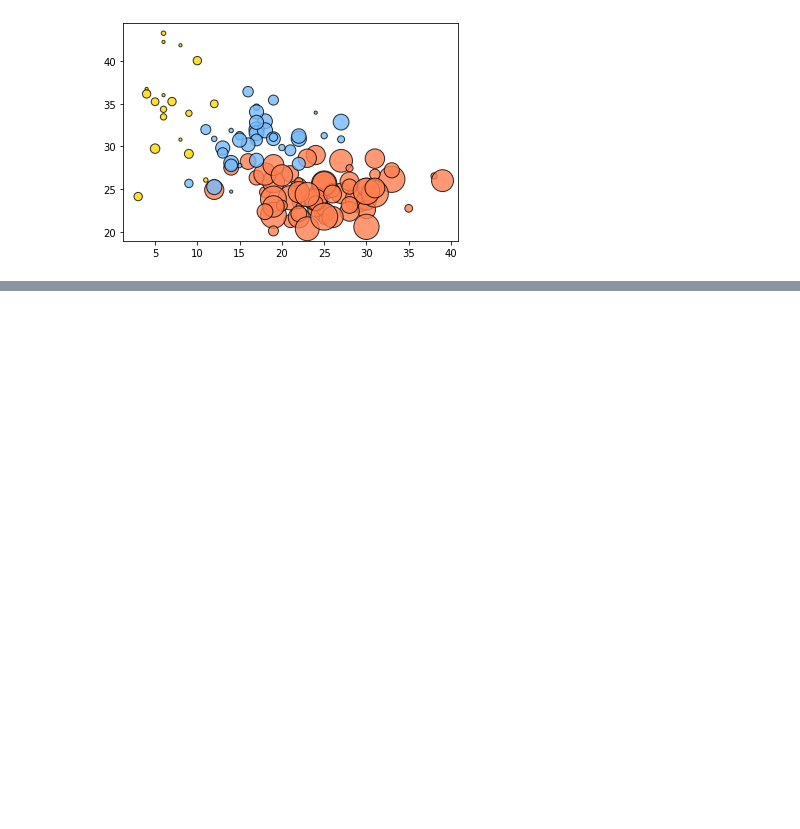
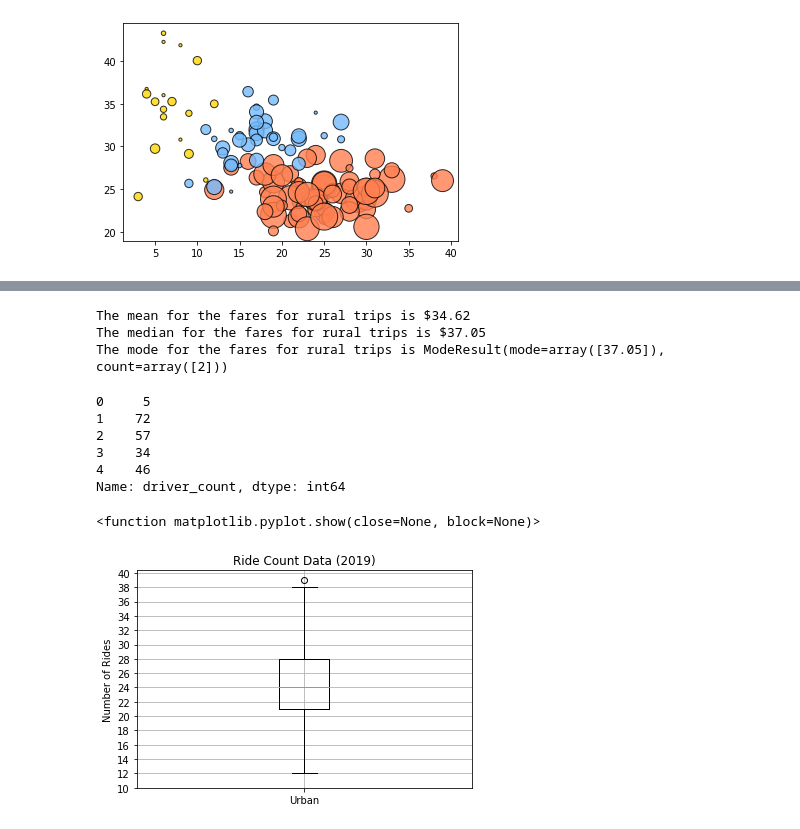
Before and after one commit to michalmichael67/PyBer_Analysis, a Jupyter notebook: PyBer.ipynb, the cells around one changed output, grey strips where cells are left out. Drawn from its saved outputs; the diff is of its cells as text; code cells hidden in the pictures; blank space fills up the shorter version.

```diff
--- a/PyBer.ipynb
+++ b/PyBer.ipynb
@@ -237,0 +371,23 @@ plt.savefig("analysis/Fig1.png")
+# %%
+mean_rural_fares = np.mean(rural_fares)
+print(f"The mean for the fares for rural trips is ${mean_rural_fares:.2f}")
+
+median_rural_fares = np.median(rural_fares)
+print(f"The median for the fares for rural trips is ${median_rural_fares:.2f}")
+
+mode_rural_fares = sts.mode(rural_fares)
+print(f"The mode for the fares for rural trips is {mode_rural_fares}")
+# %% [output]
+The mean for the fares for rural trips is $34.62
+The median for the fares for rural trips is $37.05
+The mode for the fares for rural trips is ModeResult(mode=array([37.05]), count=array([2]))
+# %%
+urban_drivers = urban_cities_df['driver_count']
+urban_drivers.head()
+# %% [output]
+0     5
+1    72
+2    57
+3    34
+4    46
+Name: driver_count, dtype: int64
@@ -237,0 +409,12 @@ plt.savefig("analysis/Fig1.png")
+# %%
+x_labels = ["Urban"]
+fig, ax = plt.subplots()
+ax.boxplot(urban_ride_count, labels = x_labels)
+ax.set_title('Ride Count Data (2019)')
+ax.set_ylabel('Number of Rides')
+ax.set_yticks(np.arange(10, 41, step = 2.0))
+ax.grid()
+plt.show
+# %% [output]
+<function matplotlib.pyplot.show(close=None, block=None)>
+[figure, added]
```
Also changed, not shown: parts of 34 cells of this notebook, 3 other files.
